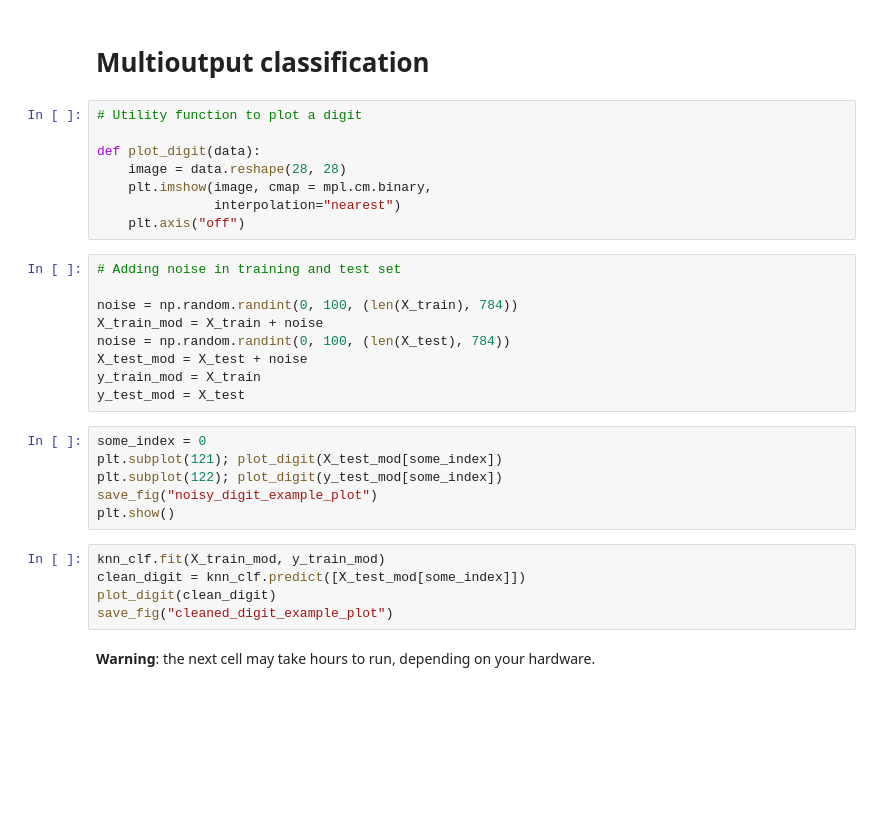
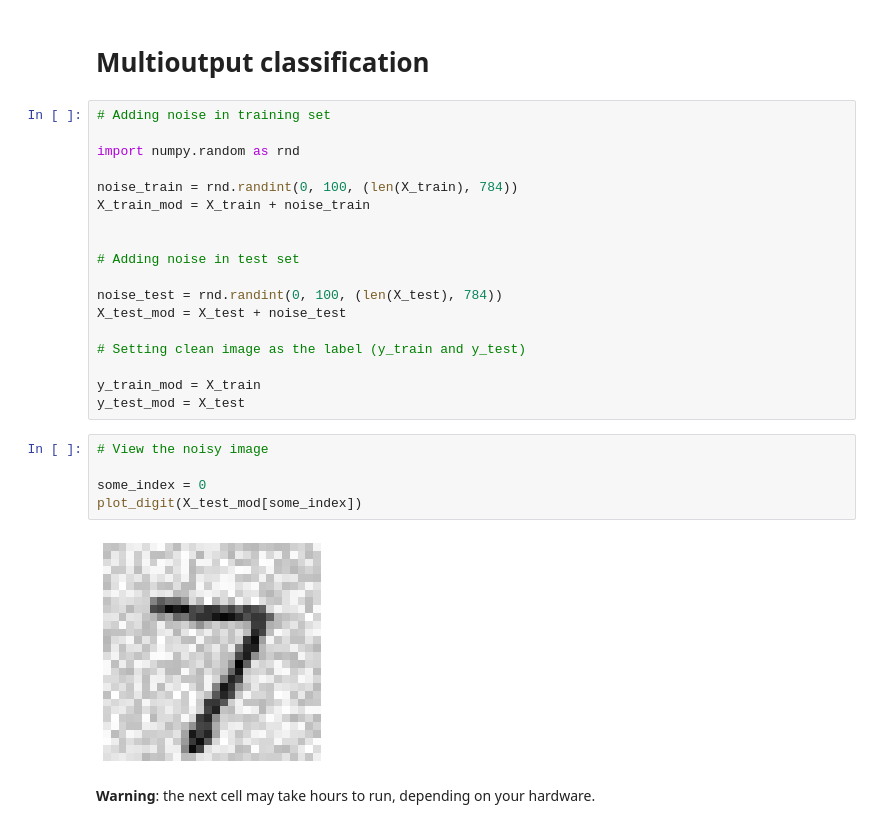
Before and after one commit to cloudxlab/iitr-deep-learning-spl-tf2, a Jupyter notebook: classification.ipynb, the cells around one changed output. Cells and saved outputs as stored; diff of their text form; blank space fills up the shorter version.

```diff
--- a/classification.ipynb
+++ b/classification.ipynb
@@ -488,32 +423,29 @@ f1_score(y_multilabel, y_train_knn_pred, average="macro")
 # %% [markdown]
 # Multioutput classification
-# %%
-# Utility function to plot a digit
-
-def plot_digit(data):
-    image = data.reshape(28, 28)
-    plt.imshow(image, cmap = mpl.cm.binary,
-               interpolation="nearest")
-    plt.axis("off")
 # %%
-# Adding noise in training and test set
+# Adding noise in training set
 
-noise = np.random.randint(0, 100, (len(X_train), 784))
-X_train_mod = X_train + noise
-noise = np.random.randint(0, 100, (len(X_test), 784))
-X_test_mod = X_test + noise
+import numpy.random as rnd
+
+noise_train = rnd.randint(0, 100, (len(X_train), 784))
+X_train_mod = X_train + noise_train
+
+
+# Adding noise in test set
+
+noise_test = rnd.randint(0, 100, (len(X_test), 784))
+X_test_mod = X_test + noise_test
+
+# Setting clean image as the label (y_train and y_test)
+
 y_train_mod = X_train
 y_test_mod = X_test
-# %%
-some_index = 0
-plt.subplot(121); plot_digit(X_test_mod[some_index])
-plt.subplot(122); plot_digit(y_test_mod[some_index])
-save_fig("noisy_digit_example_plot")
-plt.show()
-# %%
-knn_clf.fit(X_train_mod, y_train_mod)
-clean_digit = knn_clf.predict([X_test_mod[some_index]])
-plot_digit(clean_digit)
-save_fig("cleaned_digit_example_plot")
+# %%
+# View the noisy image
+
+some_index = 0
+plot_digit(X_test_mod[some_index])
+# %% [output]
+[figure, added]
 # %% [markdown]
 **Warning**: the next cell may take hours to run, depending on your hardware.
```
Also changed, not shown: parts of 36 cells of this notebook.
